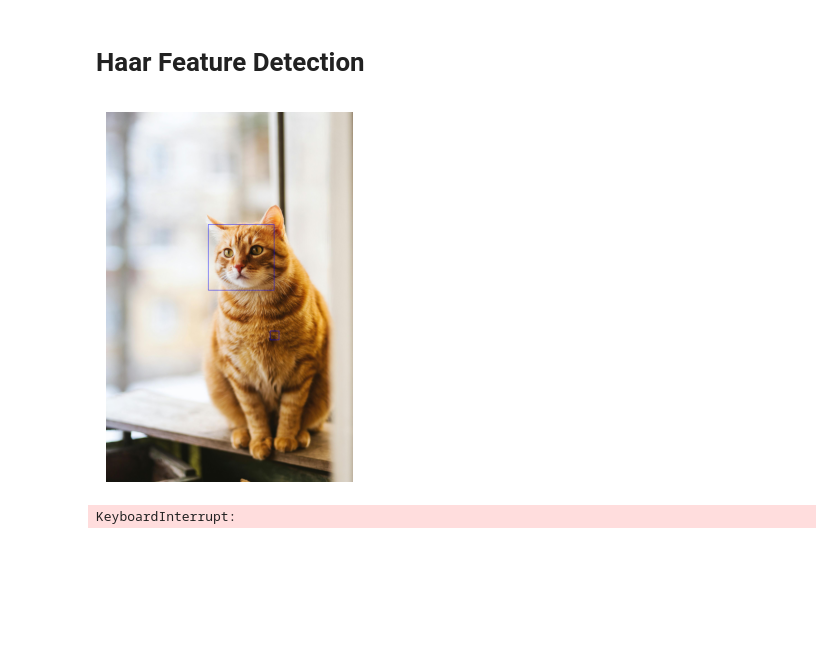
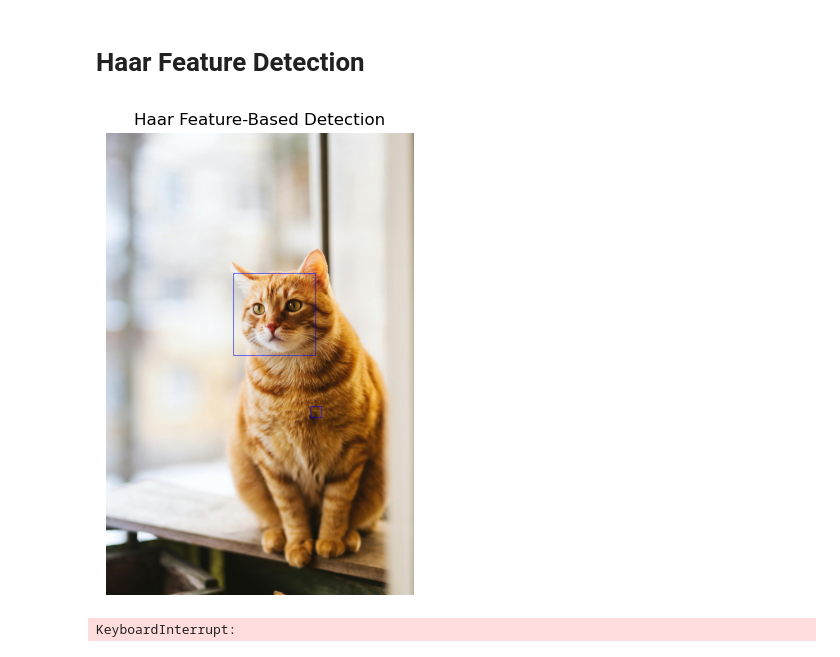
Before and after one commit to Abbas-Razaa/Wildlife-monitoring-system, a Jupyter notebook: Work.ipynb, the cells around one changed output. Drawn from its saved outputs; the diff is of its cells as text; code cells hidden in the pictures; blank space fills up the shorter version.

```diff
--- a/Work.ipynb
+++ b/Work.ipynb
@@ -26,42 +86,50 @@ import cv2
 import matplotlib.pyplot as plt
 
 # Load the Haar Cascade file for animal detection
-cascade_path = 'C:/Users/abbas/Desktop/Work/haarcascade_frontalcatface.xml'
+cascade_path = 'C:/Users/abbas/Desktop/AI-CCP/haarcascade_frontalcatface.xml'
 animal_cascade = cv2.CascadeClassifier(cascade_path)
 # %% [markdown]
 # **Haar Feature Detection**
 # %%
+
+
+
 def detect_animals(image_path):
     # Check if the classifier loaded properly
     if animal_cascade.empty():
         print("Error loading Haar Cascade classifier. Check the file path.")
         return
 
     # Load the image
     image = cv2.imread(image_path)
     if image is None:
         print("Could not read the image. Check the image path.")
         return
 
     # Convert to grayscale
     gray_image = cv2.cvtColor(image, cv2.COLOR_BGR2GRAY)
 
     # Detect animals (cats) in the image
     animals = animal_cascade.detectMultiScale(gray_image, scaleFactor=1.1, minNeighbors=5)
 
     # Draw rectangles around detected animals
     for (x, y, w, h) in animals:
         cv2.rectangle(image, (x, y), (x+w, y+h), (255, 0, 0), 2)
 
-    # Display the image with detected animals
-    plt.imshow(cv2.cvtColor(image, cv2.COLOR_BGR2RGB))
-    plt.axis('off')
-    plt.show()
+    return image
 
 # Example usage
-detect_animals('Animal.jpg')
+image_path = r'C:\Users\abbas\Desktop\AI-CCP\Animal.jpg'
+haar_image = detect_animals(image_path)
+
+# Display the image with detected animals
+plt.figure(figsize=(10, 6))
+plt.imshow(cv2.cvtColor(haar_image, cv2.COLOR_BGR2RGB))
+plt.axis('off')
+plt.title('Haar Feature-Based Detection')
+plt.show()
 # %% [output]
-[figure, old version]
+[figure, new version]
 # %%
 import cv2
 
```
Also changed, not shown: parts of 33 cells of this notebook, 36 other files.
